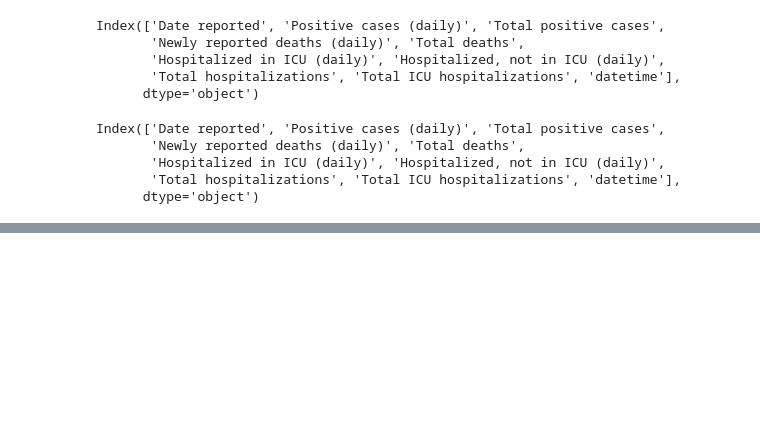
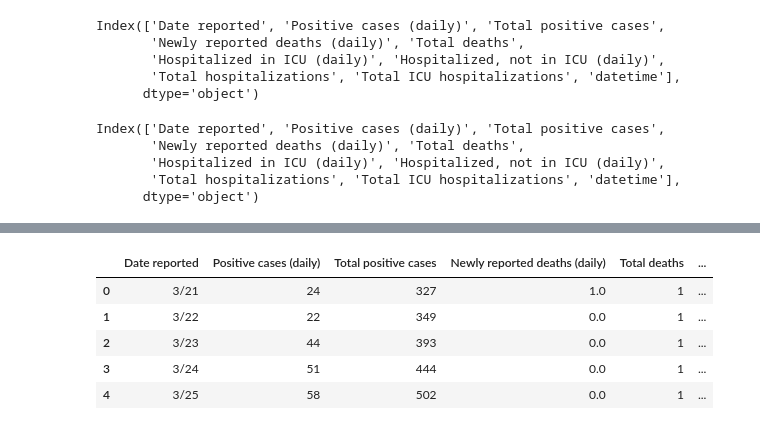
Before and after one commit to stsievert/covid-19, a Jupyter notebook: MN.ipynb, the cells around one changed output, grey strips where cells are left out. Saved outputs shown, nothing was run; the diff lists cells and outputs as text; code cells hidden in the pictures; blank space fills up the shorter version.

```diff
--- a/MN.ipynb
+++ b/MN.ipynb
@@ -115,3 +153,12 @@ df["in_hosp"] = df["Hospitalized in ICU (daily)"] + df["Hospitalized, not in ICU
+# %%
+df.head()
+# %% [output]
+|  | Date reported | Positive cases (daily) | Total positive cases | Newly reported deaths (daily) | Total deaths | ... |
+| 0 | 3/21 | 24 | 327 | 1.0 | 1 | ... |
+| 1 | 3/22 | 22 | 349 | 0.0 | 1 | ... |
+| 2 | 3/23 | 44 | 393 | 0.0 | 1 | ... |
+| 3 | 3/24 | 51 | 444 | 0.0 | 1 | ... |
+| 4 | 3/25 | 58 | 502 | 0.0 | 1 | ... |
 # %%
 import matplotlib.pyplot as plt
 import matplotlib.dates as mdates
```
Also changed, not shown: parts of 6 cells of this notebook, 32 other files.
